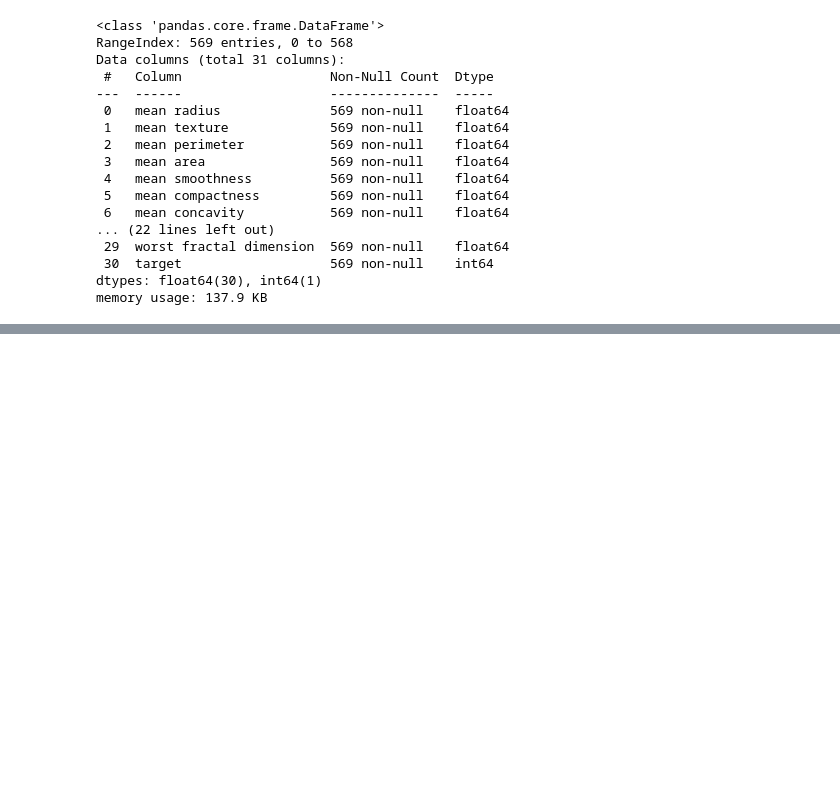
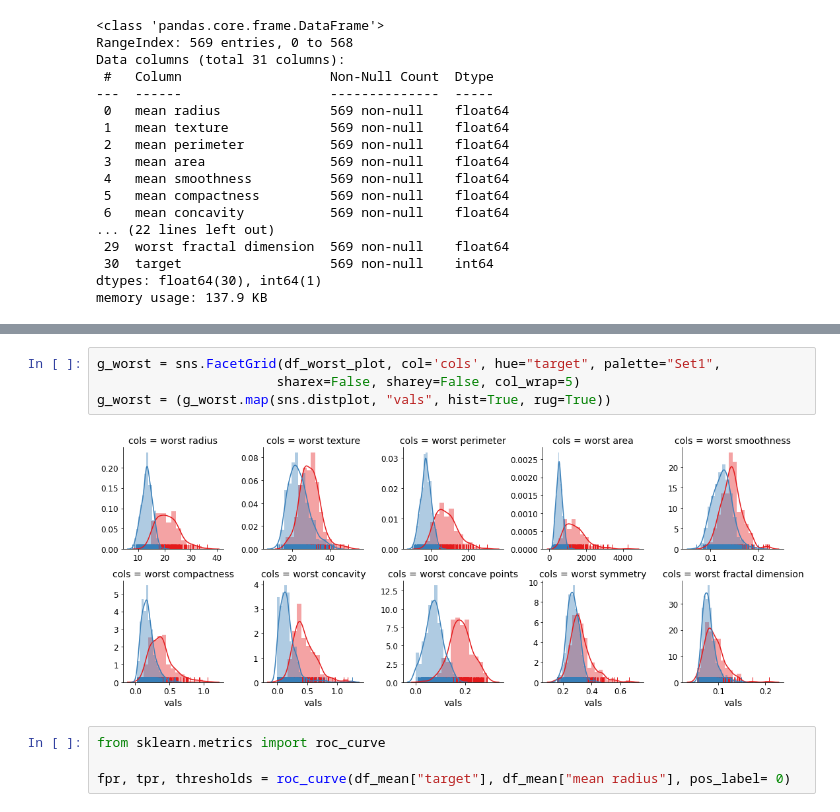
Before and after one commit to RoastedKernel/uni_Machine_Learning, a Jupyter notebook: Uni_Sub/ML_Tools/assign2/assign_2.ipynb, the cells around one changed output, grey strips where cells are left out. Saved outputs shown, nothing was run; the diff lists cells and outputs as text; blank space fills up the shorter version.

```diff
--- a/Uni_Sub/ML_Tools/assign2/assign_2.ipynb
+++ b/Uni_Sub/ML_Tools/assign2/assign_2.ipynb
@@ -58,0 +191,10 @@ memory usage: 137.9 KB
+# %%
+g_worst = sns.FacetGrid(df_worst_plot, col='cols', hue="target", palette="Set1",
+                       sharex=False, sharey=False, col_wrap=5)
+g_worst = (g_worst.map(sns.distplot, "vals", hist=True, rug=True))
+# %% [output]
+[figure, added]
+# %%
+from sklearn.metrics import roc_curve
+
+fpr, tpr, thresholds = roc_curve(df_mean["target"], df_mean["mean radius"], pos_label= 0)
```
Also changed, not shown: parts of 70 cells of this notebook, 22 other files.
